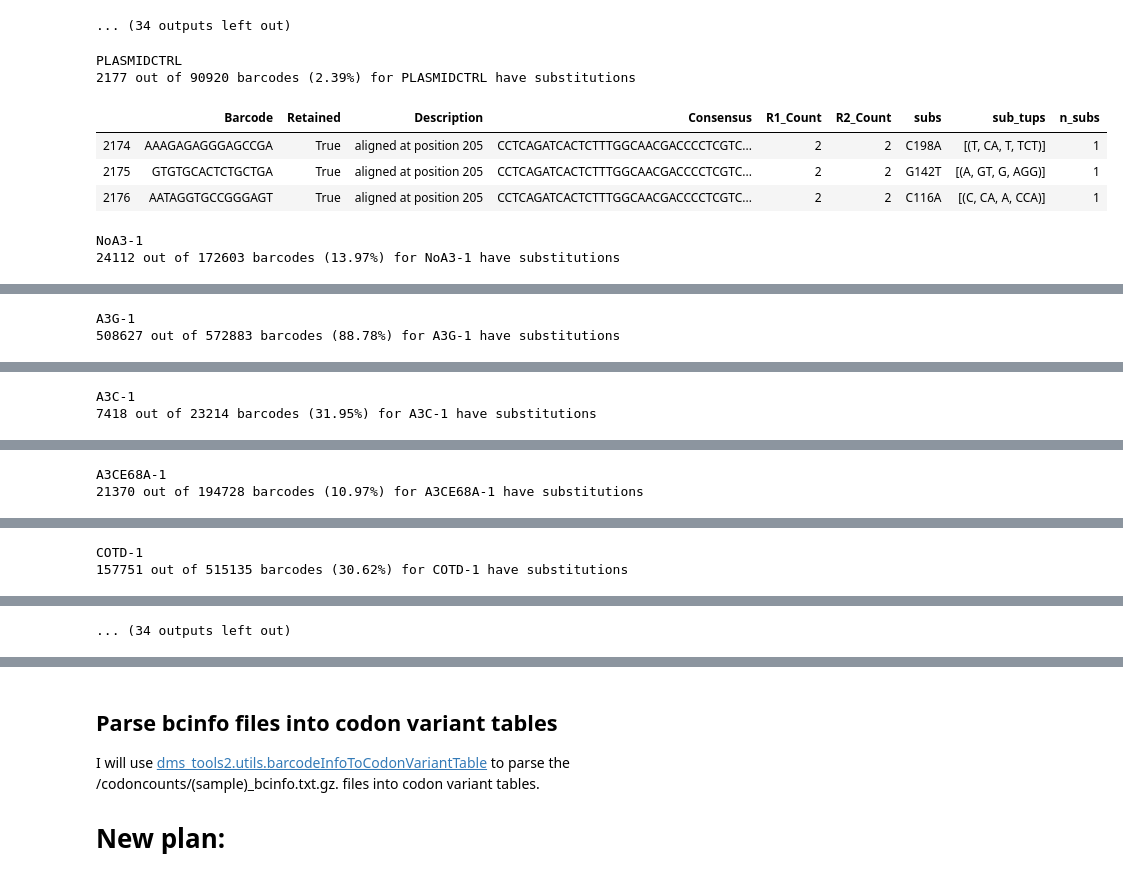
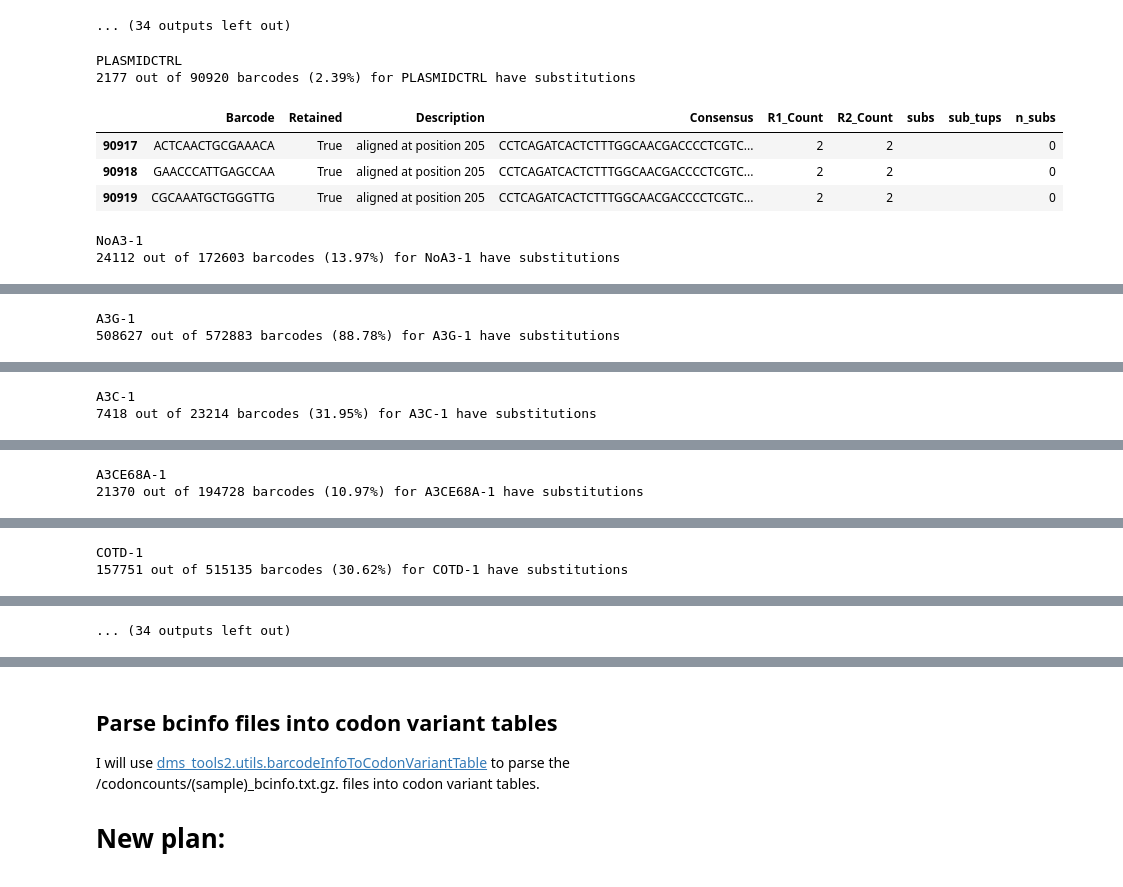
Before and after one commit to jbloomlab/SuperRestrictionFactor_Hypermutation, a Jupyter notebook: analysis_notebook.ipynb, the cells around one changed output, grey strips where cells are left out. Saved outputs shown, nothing was run; the diff lists cells and outputs as text; code cells hidden in the pictures.

```diff
--- a/analysis_notebook.ipynb
+++ b/analysis_notebook.ipynb
@@ -468,33 +470,43 @@ def subs_to_motifs(subs_list, gene):
     return(motifs)
 # %%
 mutinfo_dfs = {}
+sub_count_dfs = {}
+onlysubs_dfs = {}
 for sample in df_samplenames:
     print(sample)
     sample_mut_motifs = []
     sample_num_muts = []
     bcinfo_df = bcinfo_dfs[sample]
     sample_reads = len(bcinfo_df)
     bcs_with_subs = bcinfo_df[bcinfo_df['subs'] != ''].reset_index(drop=True)
     sample_sub_reads = len(bcs_with_subs)
     # 'N's not counted as subs
     print(f"{sample_sub_reads} out of {sample_reads} barcodes ({round(sample_sub_reads/sample_reads*100, 2)}%) for {sample} have substitutions")
-    for i in range(len(bcs_with_subs)):
-        subs_list = bcs_with_subs.iloc[i]['subs'].split(' ')
-        num_muts = len(subs_list)
-        mut_motifs = subs_to_motifs(subs_list, trimmedrefseq)
+    for i in range(len(bcinfo_df)):
+        if bcinfo_df.iloc[i]['subs'] == '':
+            num_muts = 0
+            mut_motifs = ''
+        else:
+            subs_list = bcinfo_df.iloc[i]['subs'].split(' ')
+            num_muts = len(subs_list)
+            mut_motifs = subs_to_motifs(subs_list, trimmedrefseq)
         sample_mut_motifs.append([mut_motifs])
         sample_num_muts.append(num_muts)
-    sample_mutinfo_df = bcs_with_subs.join(pd.DataFrame(sample_mut_motifs, columns=['sub_tups']))
+    sample_mutinfo_df = bcinfo_df.join(pd.DataFrame(sample_mut_motifs, columns=['sub_tups']))
     sample_mutinfo_df['n_subs'] = sample_num_muts
+    sub_count_df = pd.DataFrame({'n_sub_count': sample_mutinfo_df.groupby('n_subs').size()}).reset_index()
+    sub_count_df['n_sub_freq'] = sub_count_df['n_sub_count'] / sum(sub_count_df['n_sub_count'])
+    sub_count_dfs[sample] = sub_count_df
     mutinfo_dfs[sample] = sample_mutinfo_df
+    onlysubs_dfs[sample] = sample_mutinfo_df[sample_mutinfo_df['n_subs'] != 0].reset_index(drop=True)
     display(mutinfo_dfs[sample].tail(3))
 # %% [output]
 PLASMIDCTRL
 2177 out of 90920 barcodes (2.39%) for PLASMIDCTRL have substitutions
 |  | Barcode | Retained | Description | Consensus | R1_Count | R2_Count | subs | sub_tups | n_subs |
-| 2174 | AAAGAGAGGGAGCCGA | True | aligned at position 205 | CCTCAGATCACTCTTTGGCAACGACCCCTCGTC... | 2 | 2 | C198A | [(T, CA, T, TCT)] | 1 |
-| 2175 | GTGTGCACTCTGCTGA | True | aligned at position 205 | CCTCAGATCACTCTTTGGCAACGACCCCTCGTC... | 2 | 2 | G142T | [(A, GT, G, AGG)] | 1 |
-| 2176 | AATAGGTGCCGGGAGT | True | aligned at position 205 | CCTCAGATCACTCTTTGGCAACGACCCCTCGTC... | 2 | 2 | C116A | [(C, CA, A, CCA)] | 1 |
+| 90917 | ACTCAACTGCGAAACA | True | aligned at position 205 | CCTCAGATCACTCTTTGGCAACGACCCCTCGTC... | 2 | 2 |  |  | 0 |
+| 90918 | GAACCCATTGAGCCAA | True | aligned at position 205 | CCTCAGATCACTCTTTGGCAACGACCCCTCGTC... | 2 | 2 |  |  | 0 |
+| 90919 | CGCAAATGCTGGGTTG | True | aligned at position 205 | CCTCAGATCACTCTTTGGCAACGACCCCTCGTC... | 2 | 2 |  |  | 0 |
 NoA3-1
 24112 out of 172603 barcodes (13.97%) for NoA3-1 have substitutions
 |  | Barcode | Retained | Description | Consensus | R1_Count | R2_Count | subs | sub_tups | n_subs |
```
Also changed, not shown: parts of 13 cells of this notebook, 1 other file.
